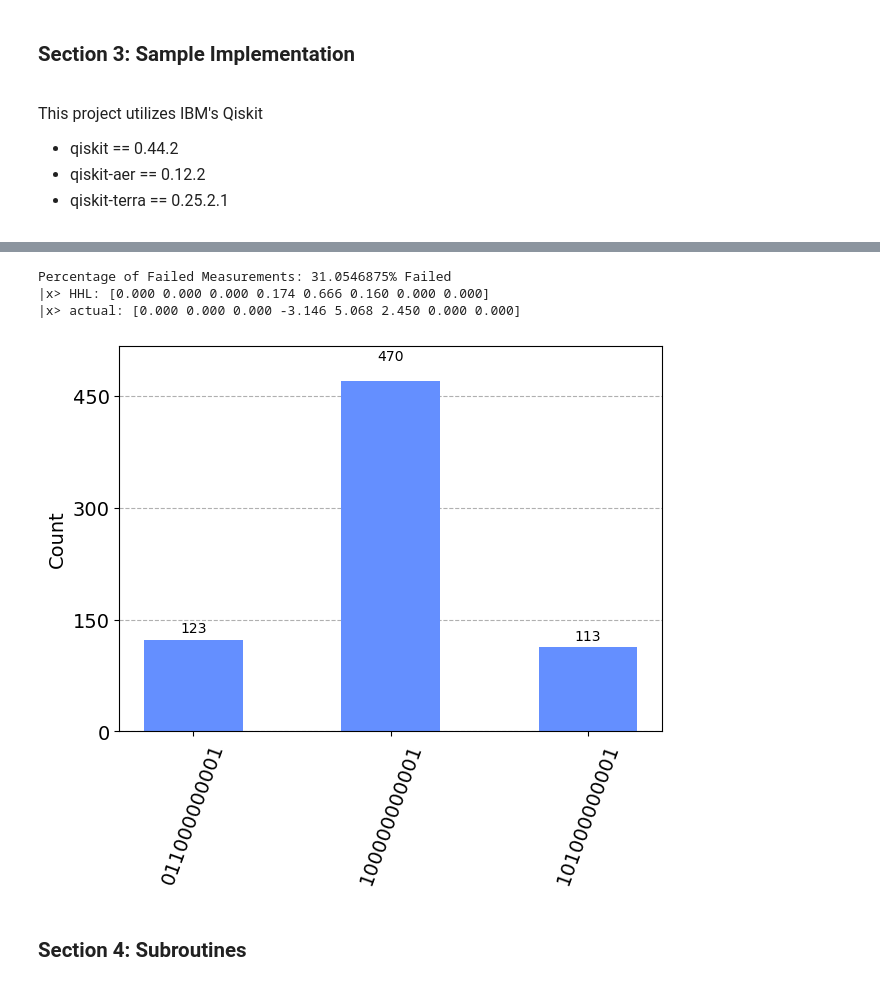
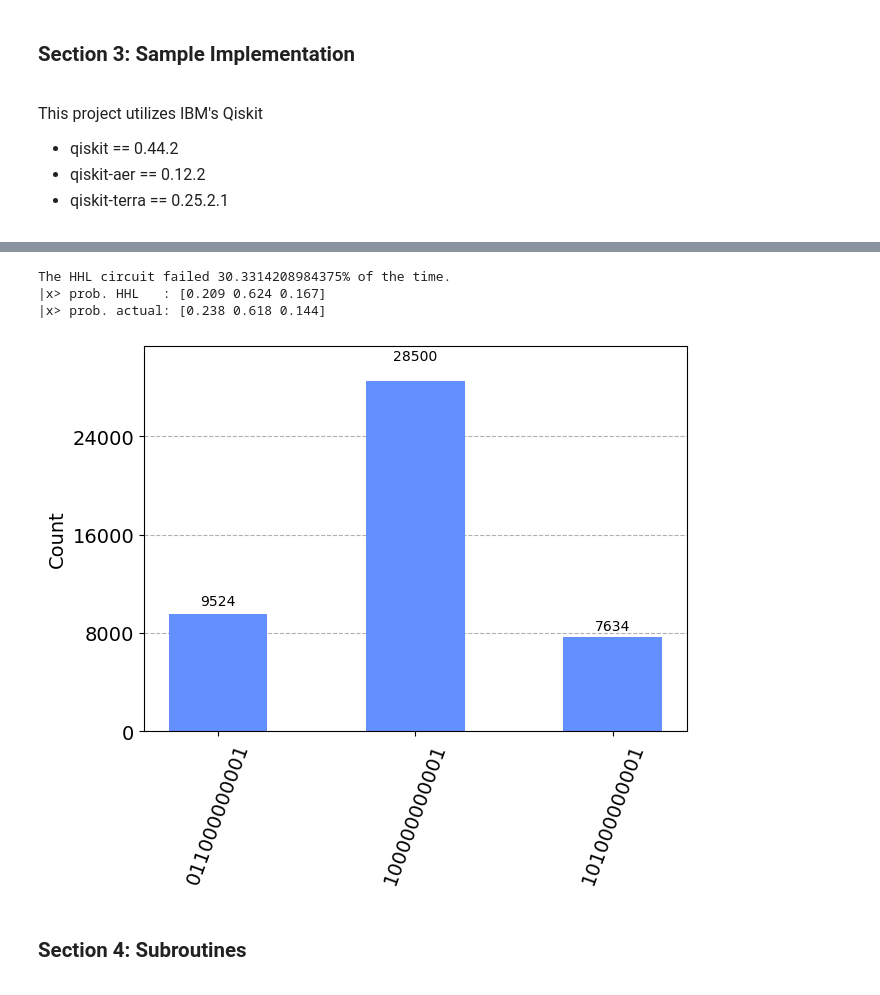
Before and after one commit to sonnyloweus/HHL-Quantum-Linear-Algebra, a Jupyter notebook: QuantumLinearAlgebra_HHL_v2.ipynb, the cells around one changed output, grey strips where cells are left out. Cells and saved outputs as stored; diff of their text form; code cells hidden in the pictures.

```diff
--- a/QuantumLinearAlgebra_HHL_v2.ipynb
+++ b/QuantumLinearAlgebra_HHL_v2.ipynb
@@ -460,7 +460,7 @@ def hhl_circuit(
 ######################################################
 tol = 2e-4 # accuracy of QPE
 ev_time = 150 # evolution time t
-shots = 1024 # execution shots
+shots = 2**16 # execution shots
 
 # A is a 3x3 invertible non hermitian sparse matrix that is well scaled and stable
 # A = np.array([[4/5, 1/5, 0],
@@ -476,8 +476,8 @@ b = np.array([1, 3, 2])
 ################### HHL Creation #####################
 ######################################################
 
-A, b, nq, hhl = hhl_circuit(A, b, tol, ev_time)
-hhl.draw('mpl')
+A_p, b_p, nq, hhl = hhl_circuit(A, b, tol, ev_time)
+hhl.draw('mpl', reverse_bits=True, scale=0.4, fold=100)
 # %% [output]
 Eigenvalues of A': [-1.000 -0.738 -0.521 0.520 0.520 0.521 0.738 1.000]
 Condition number of A': 1.9177550989877186
@@ -490,40 +490,39 @@ Rotation Angles: [-2.81 2.81 -1.61 1.61 1.06 -1.07 -1.06 1.07 2.93 1.07]
 # %%
 def get_x_hhl(shots, failed_count, counts):
-    x_hhl = [i[1]/(shots - failed_count) for i in sorted(counts.items(), key=lambda i: i[0], reverse=False)]
-    x_hhl = [0, 0, 0] + x_hhl + [0, 0]
+    x_hhl = [i[1]/(shots - failed_count) for i in sorted(counts.items(), key=lambda i: i[0], reverse=False)[:len(b)]]
+    x_hhl = x_hhl
     return np.array(x_hhl)
 
 def get_x_actual(A, b):
-    x_actual = np.linalg.solve(A, b)
-    x_norm = (x_actual/np.linalg.norm(x_actual))**2
-    return np.array(x_actual)
+    x = np.linalg.solve(A, b)
+    x = (x/np.linalg.norm(x))**2
+    return np.array(x)
+
+def remove_fails(counts):
+    failed_count = sum(value for key, value in counts.items() if (key.endswith("0") or key[-nq-1:-1] != ('0'*nq)))
+    fails = []
+    for key, val in counts.items():
+        if key.endswith("0") or key[-nq-1:-1] != ('0'*nq):
+            fails.append(key)
+    for item in fails:
+        counts.pop(item)
+    return failed_count, counts
 # %%
 job = execute(hhl, backend=backend_qasm, shots=shots)
-counts = job.result().get_counts()
-
-failed_count = sum(value for key, value in counts.items() if (key.endswith("0") or key[-nq-1:-1] != ('0'*nq)))
-
-fails = []
-for key, val in counts.items():
-    if key.endswith("0") or key[-nq-1:-1] != ('0'*nq):
-        fails.append(key)
-
-for item in fails:
-    counts.pop(item)
+failed_count, counts = remove_fails(job.result().get_counts())
 
 x_hhl = get_x_hhl(shots, failed_count, counts)
 x = get_x_actual(A, b)
-print(f"Percentage of Failed Measurements: {failed_count/shots*100}% Failed")
-print('|x> HHL:', np.array2string(x_hhl, formatter={'float_kind': lambda x: f"{x:.3f}"}))
-print('|x> actual:', np.array2string(np.real(x), formatter={'float_kind': lambda x: f"{x:.3f}"}))
-
+print(f"The HHL circuit failed {failed_count/shots*100}% of the time.")
+print('|x> prob. HHL   :', np.array2string(x_hhl, formatter={'float_kind': lambda x: f"{x:.3f}"}))
+print('|x> prob. actual:', np.array2string(np.real(x), formatter={'float_kind': lambda x: f"{x:.3f}"}))
 
 plot_histogram(counts)
 # %% [output]
-Percentage of Failed Measurements: 31.0546875% Failed
-|x> HHL: [0.000 0.000 0.000 0.174 0.666 0.160 0.000 0.000]
-|x> actual: [0.000 0.000 0.000 -3.146 5.068 2.450 0.000 0.000]
+The HHL circuit failed 30.3314208984375% of the time.
+|x> prob. HHL   : [0.209 0.624 0.167]
+|x> prob. actual: [0.238 0.618 0.144]
-[figure, old version]
+[figure, new version]
 # %% [markdown]
 <div style="font-family: 'Times New Roman'; font-size: 16px;">
 
```
Also changed, not shown: parts of 1 cell of this notebook.
